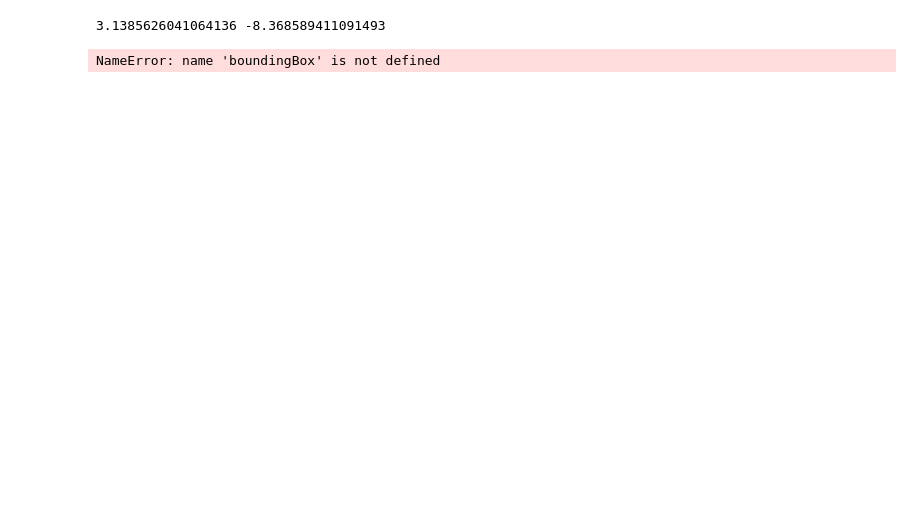
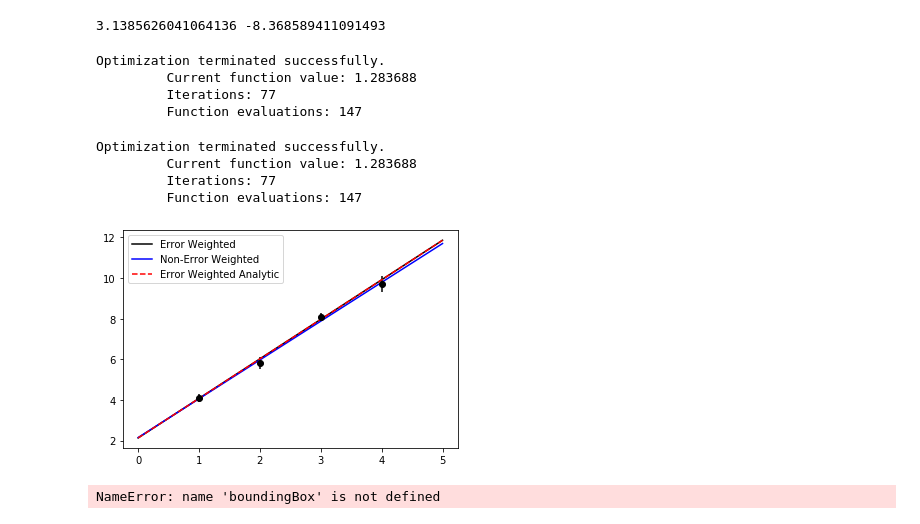
Before and after one commit to liviajakob/mountain-glaciers, a Jupyter notebook: Test Regression.ipynb, the cells around one changed output. Cells and saved outputs as stored; diff of their text form; code cells hidden in the pictures; blank space fills up the shorter version.

```diff
--- a/Test Regression.ipynb
+++ b/Test Regression.ipynb
@@ -368,6 +410,78 @@ rate=coeff[0,0]*31536000
 print(error, rate)
 # %% [output]
 3.1385626041064136 -8.368589411091493
+# %%
+x = np.array([1, 2, 3, 4])
+y = np.array([4.1, 5.8, 8.1, 9.7])
+dy = np.array([0.2, 0.3, 0.2, 0.4])
+
+#Calculate Chi^2 function to minimize
+def chi_2(params,x,y,sigy):
+    m,c=params
+    return sum(((y-m*x-c)/sigy)**2)
+
+data_in=(x,y,dy)
+params0=[1,0]
+
+q=fmin(chi_2,params0,args=data_in)
+# %% [output]
+Optimization terminated successfully.
+         Current function value: 1.283688
+         Iterations: 77
+         Function evaluations: 147
+# %%
+import numpy as np
+from scipy.optimize import fmin
+
+x = np.array([1, 2, 3, 4])
+y = np.array([4.1, 5.8, 8.1, 9.7])
+dy = np.array([0.2, 0.3, 0.2, 0.4])
+
+#Calculate Chi^2 function to minimize
+def chi_2(params,x,y,sigy):
+    m,c=params
+    return sum(((y-m*x-c)/sigy)**2)
+
+data_in=(x,y,dy)
+params0=[1,0]
+
+q=fmin(chi_2,params0,args=data_in)
+
+#Unweighted fit to compare
+
+a=np.polyfit(x,y,deg=1)
+
+#Analytic solution
+sx=sum(x/dy**2)
+sx2=sum(x**2/dy**2)
+s1=sum(1./dy**2)
+sy=sum(y/dy**2)
+sxy=sum(x*y/dy**2)
+
+ma=(s1*sxy-sx*sy)/(s1*sx2-sx**2)
+ba=(sx2*sy-sx*sxy)/(sx2*s1-sx**2)
+
+xplt=np.linspace(0,5,100)
+yplt1=xplt*q[0]+q[1]
+
+
+yplt2=xplt*a[0]+a[1]
+
+yplt3=xplt*ma+ba
+
+plt.figure()
+plt.plot(xplt,yplt1,label='Error Weighted',color='black')
+plt.plot(xplt,yplt2,label='Non-Error Weighted',color='blue')
+plt.plot(xplt,yplt3,label='Error Weighted Analytic',linestyle='--',color='red')
+plt.errorbar(x,y,yerr=dy,fmt='ko')
+plt.legend()
+plt.show()
+# %% [output]
+Optimization terminated successfully.
+         Current function value: 1.283688
+         Iterations: 77
+         Function evaluations: 147
+[figure, added]
 # %%
 # %% [output]
 NameError: name 'boundingBox' is not defined
```
Also changed, not shown: parts of 15 cells of this notebook, 20 other files.
